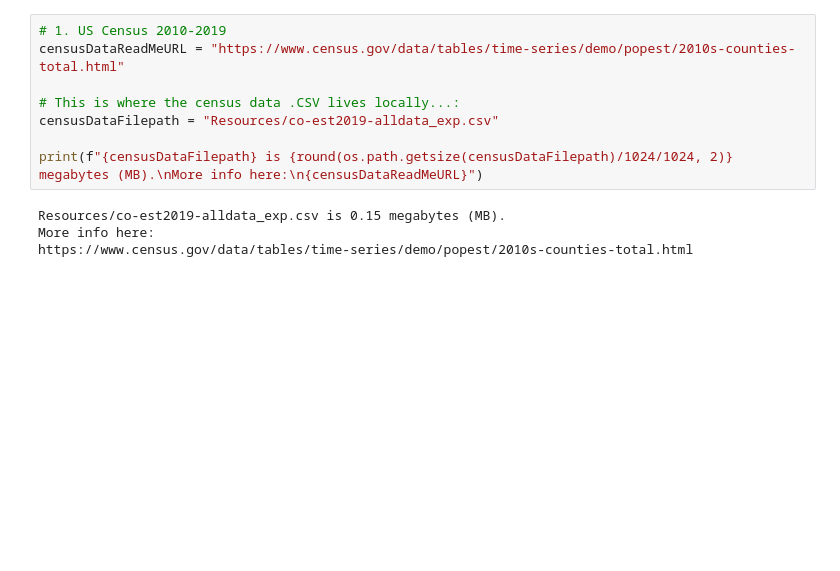
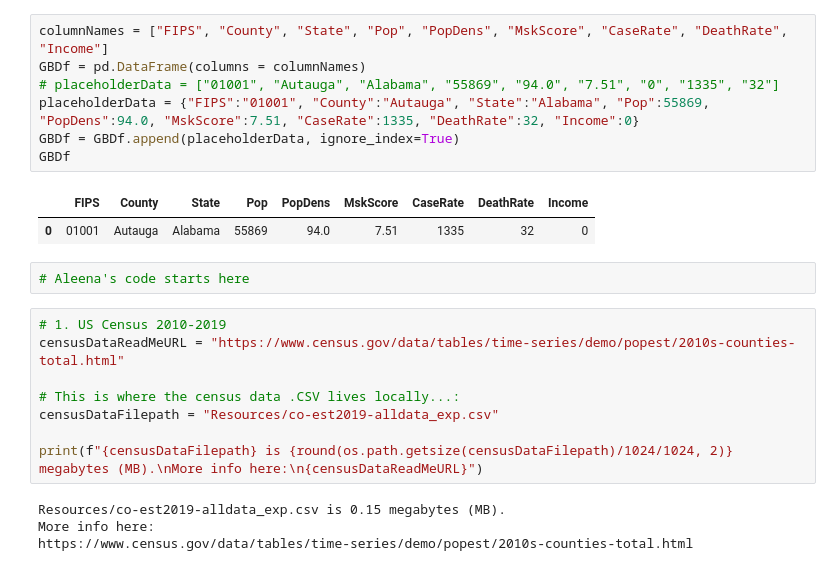
Before and after one commit to emersonmolett/Project-1, a Jupyter notebook: importingCSVs.ipynb, the cells around one changed output. Drawn from its saved outputs; the diff is of its cells as text; blank space fills up the shorter version.

```diff
--- a/importingCSVs.ipynb
+++ b/importingCSVs.ipynb
@@ -14,3 +40,15 @@ ew = "Excelsior!"
+# %%
+columnNames = ["FIPS", "County", "State", "Pop", "PopDens", "MskScore", "CaseRate", "DeathRate", "Income"]
+GBDf = pd.DataFrame(columns = columnNames)
+# placeholderData = ["01001", "Autauga", "Alabama", "55869", "94.0", "7.51", "0", "1335", "32"]
+placeholderData = {"FIPS":"01001", "County":"Autauga", "State":"Alabama", "Pop":55869, "PopDens":94.0, "MskScore":7.51, "CaseRate":1335, "DeathRate":32, "Income":0}
+GBDf = GBDf.append(placeholderData, ignore_index=True)
+GBDf
+# %% [output]
+|  | FIPS | County | State | Pop | PopDens | MskScore | CaseRate | DeathRate | Income |
+| 0 | 01001 | Autauga | Alabama | 55869 | 94.0 | 7.51 | 1335 | 32 | 0 |
+# %%
+# Aleena's code starts here
 # %%
 # 1. US Census 2010-2019
 censusDataReadMeURL = "https://www.census.gov/data/tables/time-series/demo/popest/2010s-counties-total.html"
```
Also changed, not shown: parts of 18 cells of this notebook, 2 other files.
